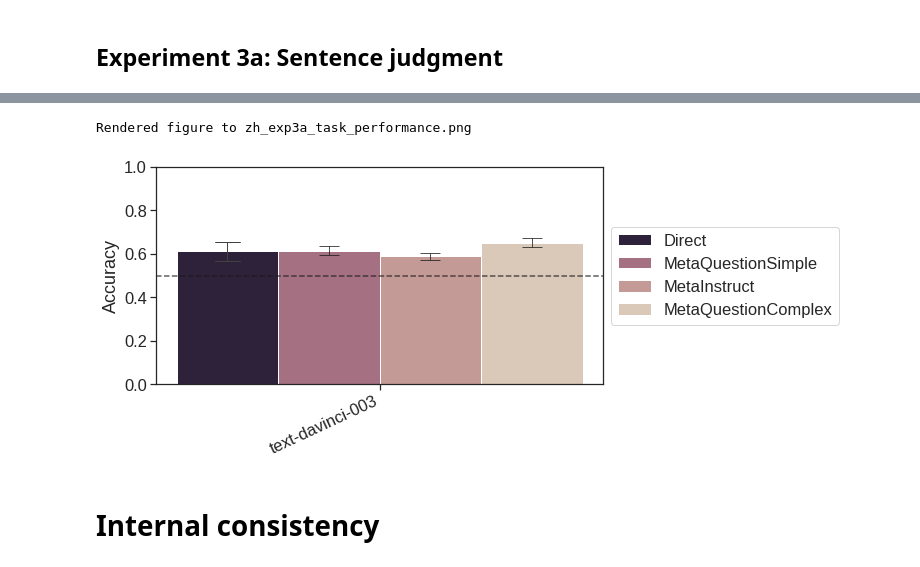
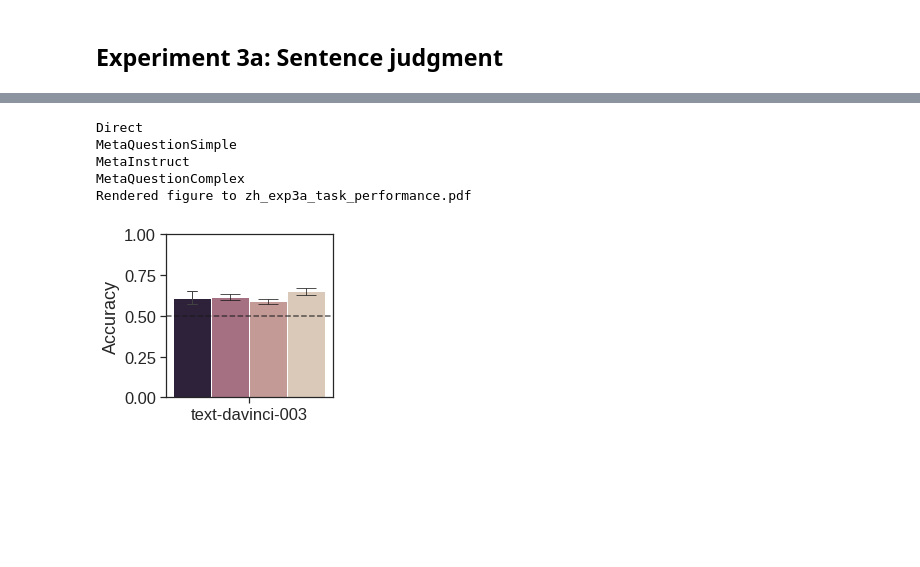
Before and after one commit to jennhu/metalinguistic-prompting, a Jupyter notebook: analysis_zh.ipynb, the cells around one changed output, grey strips where cells are left out. Drawn from its saved outputs; the diff is of its cells as text; code cells hidden in the pictures; blank space fills up the shorter version.

```diff
--- a/analysis_zh.ipynb
+++ b/analysis_zh.ipynb
@@ -160,10 +169,11 @@ kwargs = dict(
     x="model",
     hue="eval_type",
     xlabel="",
-    hue_order=EVAL_TYPES,
+    hue_order=[e for e in EVAL_TYPES if e in _df.eval_type.unique()],
     chance=0.5,
     ylim=(0,1),
-    legend_pos="outside"
+    legend_pos="outside",
+    verbose=True
 )
 
 ########################################
@@ -171,9 +181,11 @@ kwargs = dict(
 ########################################
 
 ax = plot_metric(_df, metric, ylabel=metric_label, **kwargs)
-# ax.get_legend().remove()
-plt.gcf().set_size_inches(*BARPLOT_SIZE)
-render("zh_exp3b_task_performance.png")
+ax.get_legend().remove()
+plt.gcf().set_size_inches(3,3)
+labels = ax.get_xticklabels()
+ax.set_xticklabels(labels, rotation=0, ha="center")
+render("zh_exp3b_task_performance.pdf")
 
 plt.show()
 # %% [output]
@@ -271,52 +291,59 @@ metric = "accuracy"
 metric_label = "Accuracy"
 kwargs = dict(
     x="model",
+    # order=[e for e in EVAL_TYPES if e in _df.eval_type.unique()],
     hue="eval_type",
     xlabel="",
-    hue_order=EVAL_TYPES,
+    hue_order=[e for e in EVAL_TYPES if e in _df.eval_type.unique()],
     chance=0.5,
     ylim=(0,1),
     legend_pos="outside"
 )
 
 def add_metalinguistic_errorbars(ax, acc_df):
+    eval_types = [e for e in EVAL_TYPES if e in acc_df.eval_type.unique()]
     model_order = [m for m in GLOBAL_MODEL_ORDER if m in acc_df.model.unique()]
     # Add custom error bars for metalinguistic conditions
     for eval_type_idx, container in enumerate(ax.containers):
         if isinstance(container, BarContainer):
-            eval_type = EVAL_TYPES[eval_type_idx]
+            eval_type = eval_types[eval_type_idx]
+            print(eval_type)
 
             # We don't need to manually add error bars for Direct method.
             if eval_type != "Direct":
                 for model_idx, bar in enumerate(container.get_children()):
                     model = model_order[model_idx]
                     row = acc_df[(acc_df.eval_type==eval_type)&(acc_df.model==model)].squeeze()
                     ci_l = row.ci_low
                     ci_u = row.ci_high
                     ax.errorbar(
                         bar.get_x()+bar.get_width()/2,
                         bar.get_height(),
                         yerr=(ci_u - bar.get_height()),
                         capsize=10, elinewidth=1,
                         color="k",
                         alpha=0.75
                     )
     # manually adjust x-axis limits, which get shifted by errorbar plotting
     # ax.set_xlim(-0.5, 5.5)
     return ax
 
 ########################################
 # Average over datasets
 ########################################
 
 ax = plot_metric(_acc, metric, ylabel=metric_label, **kwargs)
-# ax.get_legend().remove()
+ax.get_legend().remove()
 ax = add_metalinguistic_errorbars(ax, _acc)
-plt.gcf().set_size_inches(*BARPLOT_SIZE)
-render("zh_exp3a_task_performance.png")
+labels = ax.get_xticklabels()
+ax.set_xticklabels(labels, rotation=0, ha="center")
+plt.gcf().set_size_inches(3,3)
+render("zh_exp3a_task_performance.pdf")
 plt.show()
 # %% [output]
-Rendered figure to zh_exp3a_task_performance.png
+Direct
+MetaQuestionSimple
+MetaInstruct
+MetaQuestionComplex
+Rendered figure to zh_exp3a_task_performance.pdf
-[figure, old version]
+[figure, new version]
-# %% [markdown]
-# Internal consistency
```
Also changed, not shown: parts of 14 cells of this notebook, 1 other file.
